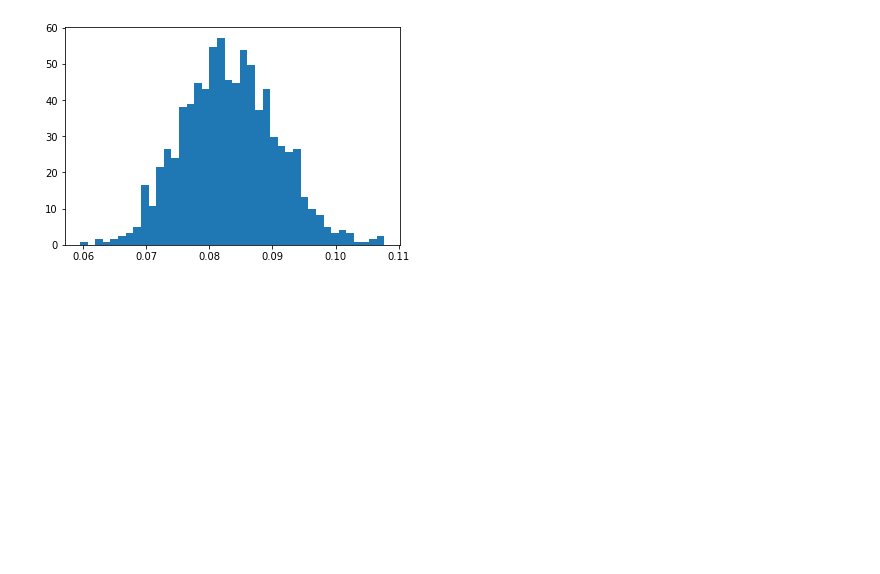
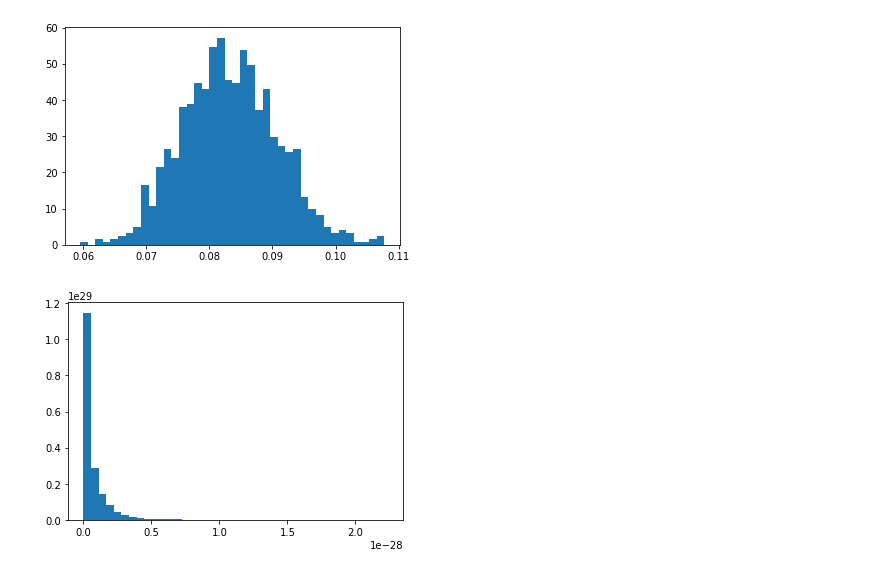
Before and after one commit to andrew-kulikov/matmod, a Jupyter notebook: src/Sandbox.ipynb, the cells around one changed output. Saved outputs shown, nothing was run; the diff lists cells and outputs as text; code cells hidden in the pictures; blank space fills up the shorter version.

```diff
--- a/src/Sandbox.ipynb
+++ b/src/Sandbox.ipynb
@@ -14,3 +14,13 @@ for _ in range(1000):
 plt.hist(disps, bins=40, density=True);
 # %% [output]
 [figure]
+# %%
+vals = []
+for _ in range(10000):
+    xx = np.array([np.random.normal() for _ in range(100)])
+    dis = dispersion(xx)
+    vals.append(np.sum(xx - np.mean(xx))**2 / dis)
+# %%
+plt.hist(vals, bins=40, density=True);
+# %% [output]
+[figure, added]
```
Also changed, not shown: 2 other files.
